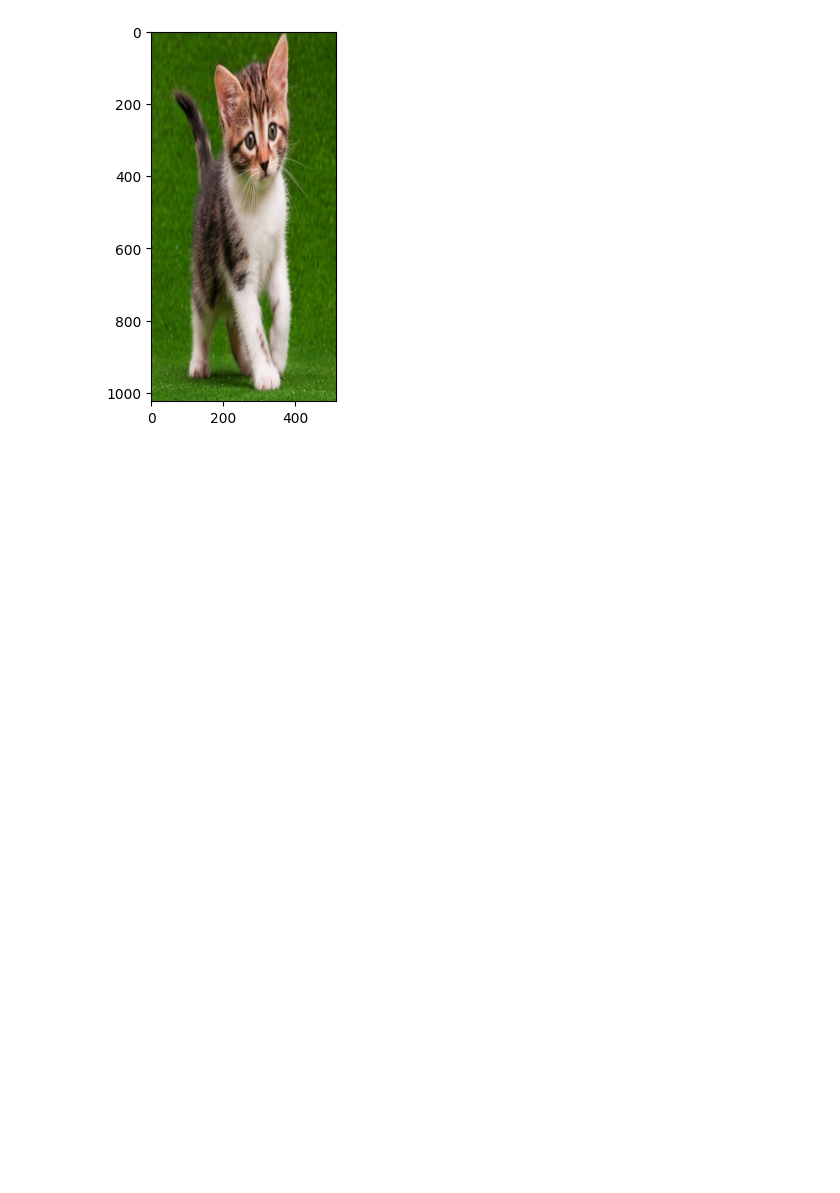
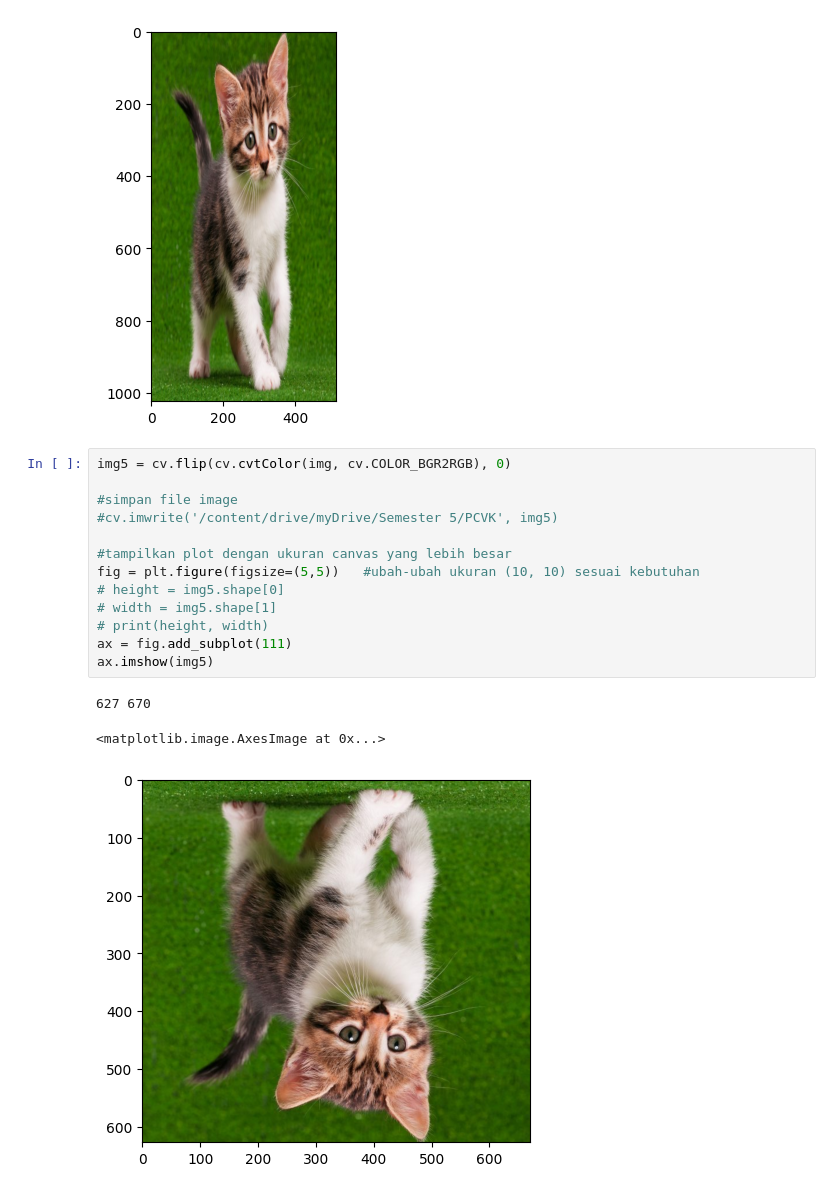
Before and after one commit to aryachandrak/PCVK-2024-Ganjil, a Jupyter notebook: Week2.ipynb, the cells around one changed output. Drawn from its saved outputs; the diff is of its cells as text; blank space fills up the shorter version.

```diff
--- a/Week2.ipynb
+++ b/Week2.ipynb
@@ -48,3 +48,20 @@ plt.imshow(img4)
 # %% [output]
 <matplotlib.image.AxesImage at 0x...>
 [figure]
+# %%
+img5 = cv.flip(cv.cvtColor(img, cv.COLOR_BGR2RGB), 0)
+
+#simpan file image
+#cv.imwrite('/content/drive/myDrive/Semester 5/PCVK', img5)
+
+#tampilkan plot dengan ukuran canvas yang lebih besar
+fig = plt.figure(figsize=(5,5))   #ubah-ubah ukuran (10, 10) sesuai kebutuhan
+# height = img5.shape[0]
+# width = img5.shape[1]
+# print(height, width)
+ax = fig.add_subplot(111)
+ax.imshow(img5)
+# %% [output]
+627 670
+<matplotlib.image.AxesImage at 0x...>
+[figure, added]
```
Also changed, not shown: parts of 14 cells of this notebook.
